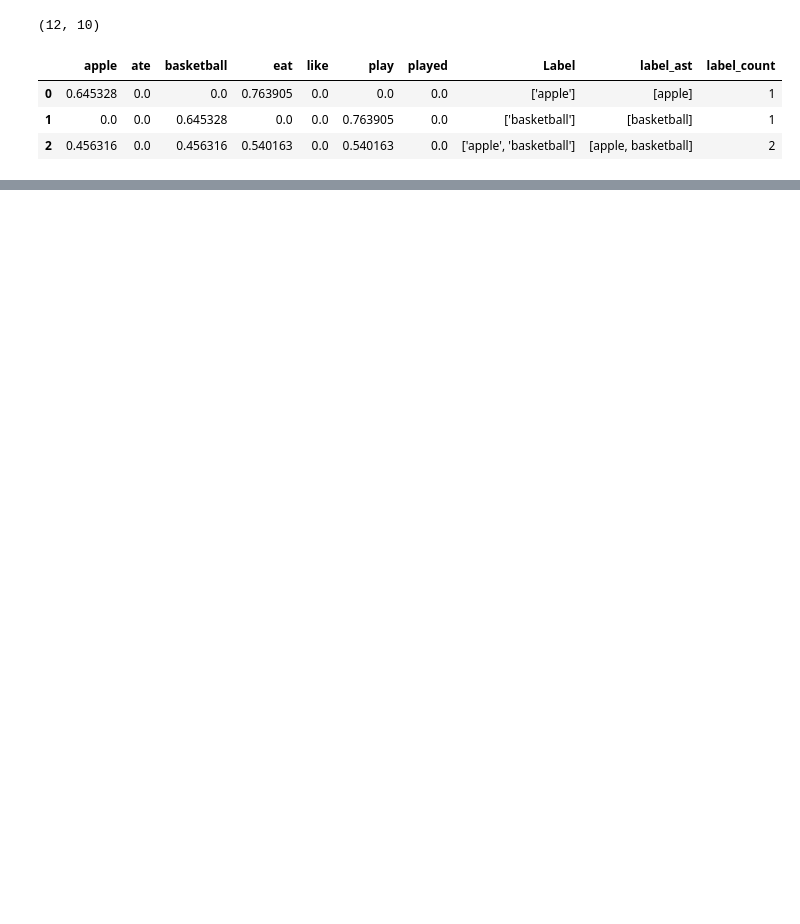
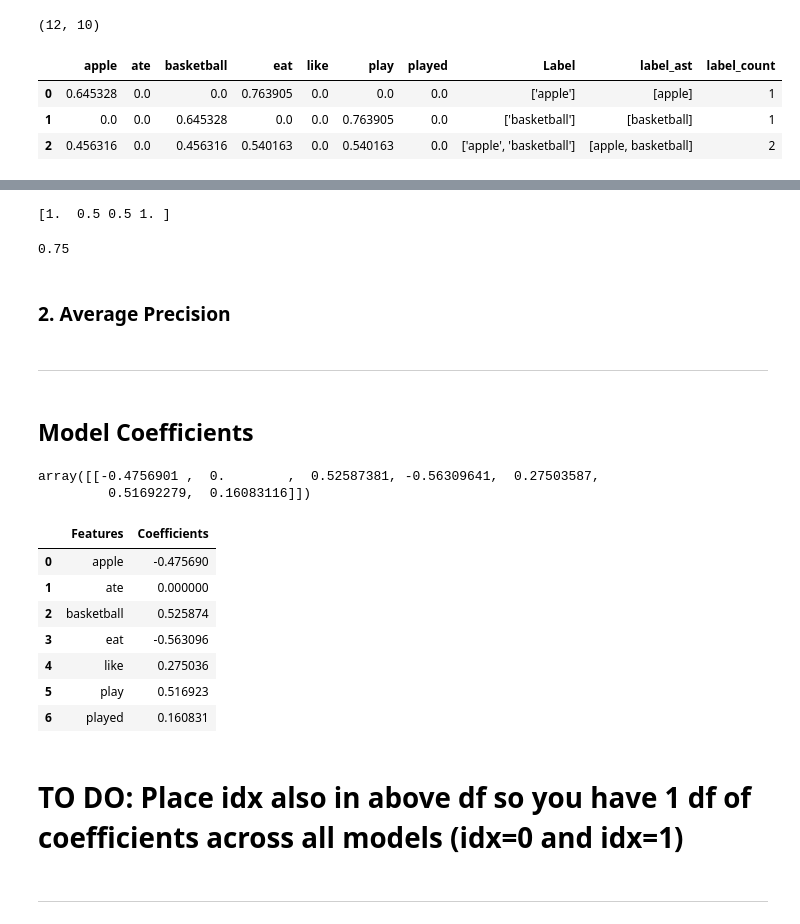
Before and after one commit to ashish-sharma-as/multioutput_classifier, a Jupyter notebook: multilabel_classification.ipynb, the cells around one changed output, grey strips where cells are left out. Drawn from its saved outputs; the diff is of its cells as text; code cells hidden in the pictures; blank space fills up the shorter version.

```diff
--- a/multilabel_classification.ipynb
+++ b/multilabel_classification.ipynb
@@ -174,0 +300,2 @@ df_processed.head(3)
+# %%
+lr = LogisticRegression()
@@ -174,0 +304,2 @@ df_processed.head(3)
+# %%
+mo = MultiOutputClassifier(estimator=lr)
@@ -174,0 +314,5 @@ df_processed.head(3)
+# %%
+# Starting off with just passing what we
+# obtained so far into a 1 step pipeline
+
+mo.fit(X_train, y_train);
@@ -174,0 +467,34 @@ df_processed.head(3)
+# %%
+# Call: Weighted
+jaccard_score_manual(y_test, y_pred)
+# %% [output]
+[1.  0.5 0.5 1. ]
+0.75
+# %% [markdown]
+### 2. Average Precision
+# %% [markdown]
+---
+# %% [markdown]
+## Model Coefficients
+# %%
+idx = 0
+mo.estimators_[idx].coef_
+# %% [output]
+array([[-0.4756901 ,  0.        ,  0.52587381, -0.56309641,  0.27503587,
+         0.51692279,  0.16083116]])
+# %%
+df_coeffs = pd.DataFrame({'Features':tfidf_feature_names,
+                          'Coefficients':mo.estimators_[idx].coef_[0]})
+# %% [output]
+|  | Features | Coefficients |
+| 0 | apple | -0.475690 |
+| 1 | ate | 0.000000 |
+| 2 | basketball | 0.525874 |
+| 3 | eat | -0.563096 |
+| 4 | like | 0.275036 |
+| 5 | play | 0.516923 |
+| 6 | played | 0.160831 |
+# %% [markdown]
+# TO DO: Place idx also in above df so you have 1 df of coefficients across all models (idx=0 and idx=1)
+# %% [markdown]
+---
```
Also changed, not shown: parts of 48 cells of this notebook, 1 other file.
